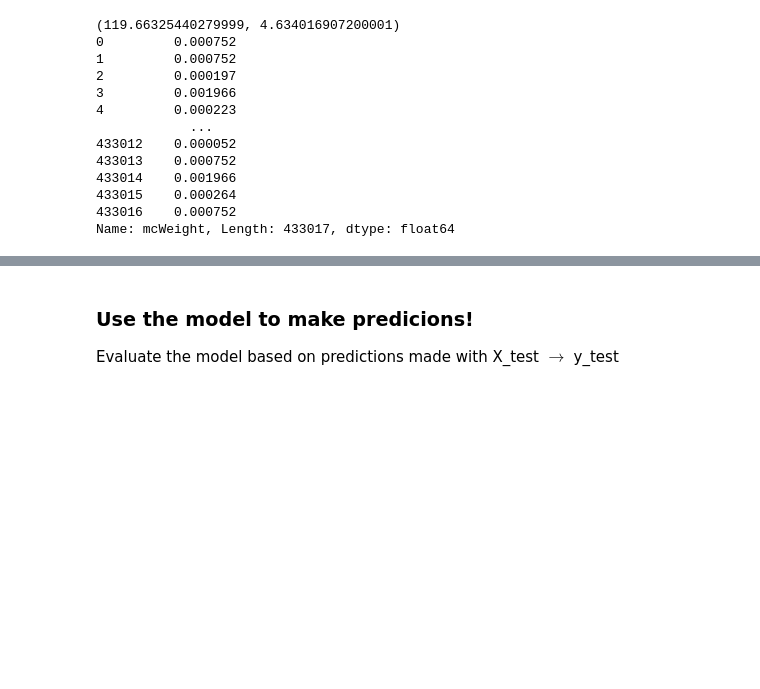
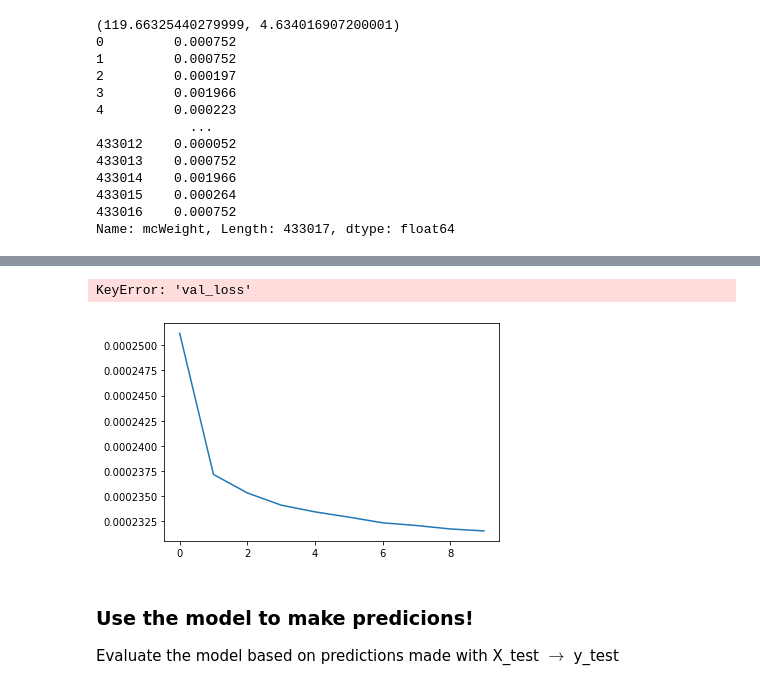
Before and after one commit to usatlas-ml-training/Intro-BDT-NN, a Jupyter notebook: HEPML_HandsOn_NN.ipynb, the cells around one changed output, grey strips where cells are left out. Drawn from its saved outputs; the diff is of its cells as text; code cells hidden in the pictures; blank space fills up the shorter version.

```diff
--- a/HEPML_HandsOn_NN.ipynb
+++ b/HEPML_HandsOn_NN.ipynb
@@ -346,7 +344,9 @@ Epoch 10/10
 # %%
 plt.plot(the_fit.history['loss'],label="training loss")
-plt.plot(the_fit.history['val_loss'],label="validation loss")
 plt.legend(fontsize=15)
+# %% [output]
+KeyError: 'val_loss'
+[figure, added]
 # %% [markdown]
 ### Use the model to make predicions!
 Evaluate the model based on predictions made with X_test $\rightarrow$ y_test
```
Also changed, not shown: parts of 1 cell of this notebook.
